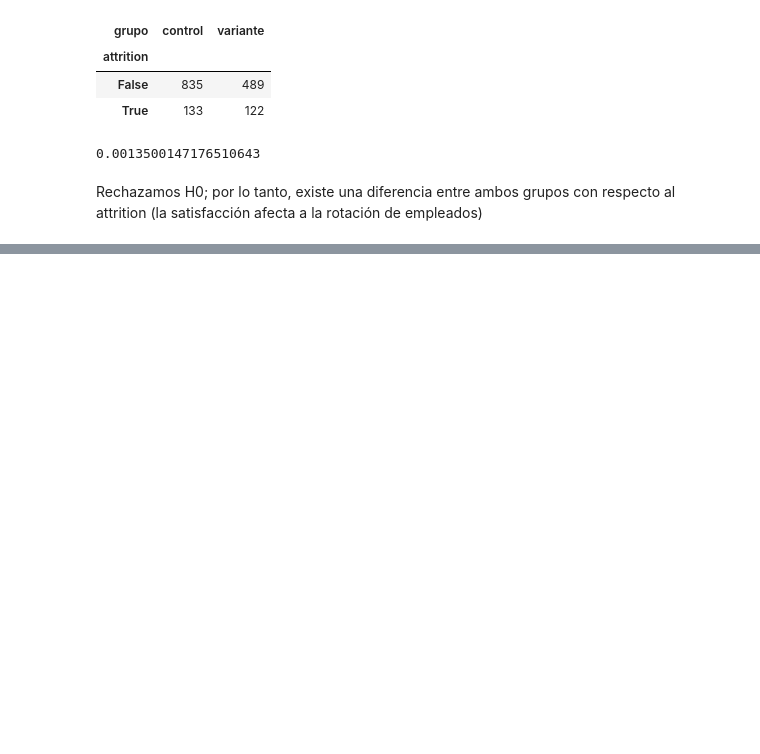
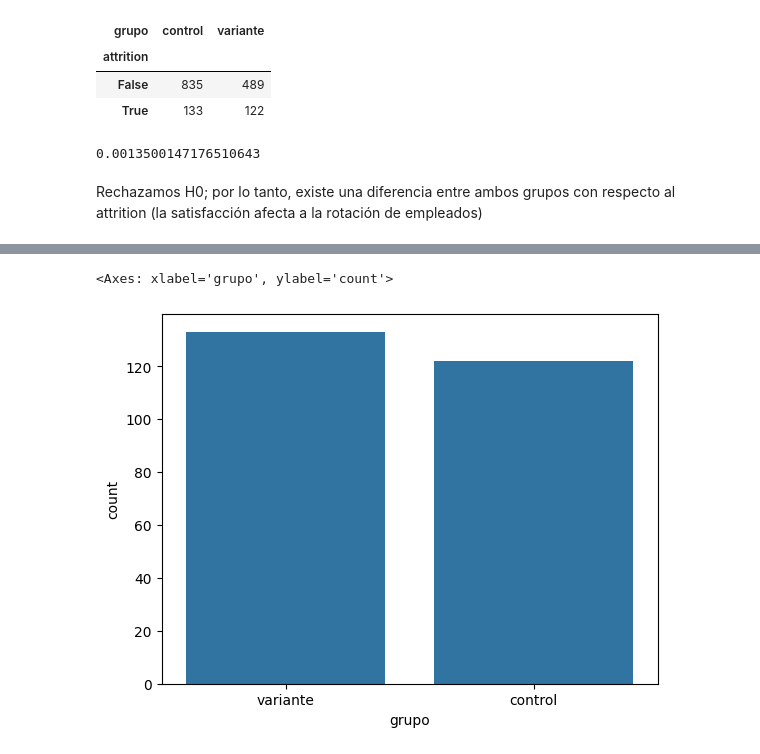
Before and after one commit to icorreald/proyecto-da-promo-G-modulo-3-team-3, a Jupyter notebook: notebooks-trabajo/isa.ipynb, the cells around one changed output, grey strips where cells are left out. Cells and saved outputs as stored; diff of their text form; code cells hidden in the pictures; blank space fills up the shorter version.

```diff
--- a/notebooks-trabajo/isa.ipynb
+++ b/notebooks-trabajo/isa.ipynb
@@ -1011,0 +1154,6 @@ Rechazamos H0; por lo tanto, existe una diferencia entre ambos grupos con respec
+# %%
+sns.countplot(x = df2[df2['attrition']==True]['grupo'],
+              data = df2)
+# %% [output]
+<Axes: xlabel='grupo', ylabel='count'>
+[figure, added]
```
Also changed, not shown: parts of 26 cells of this notebook, 2 other files.
